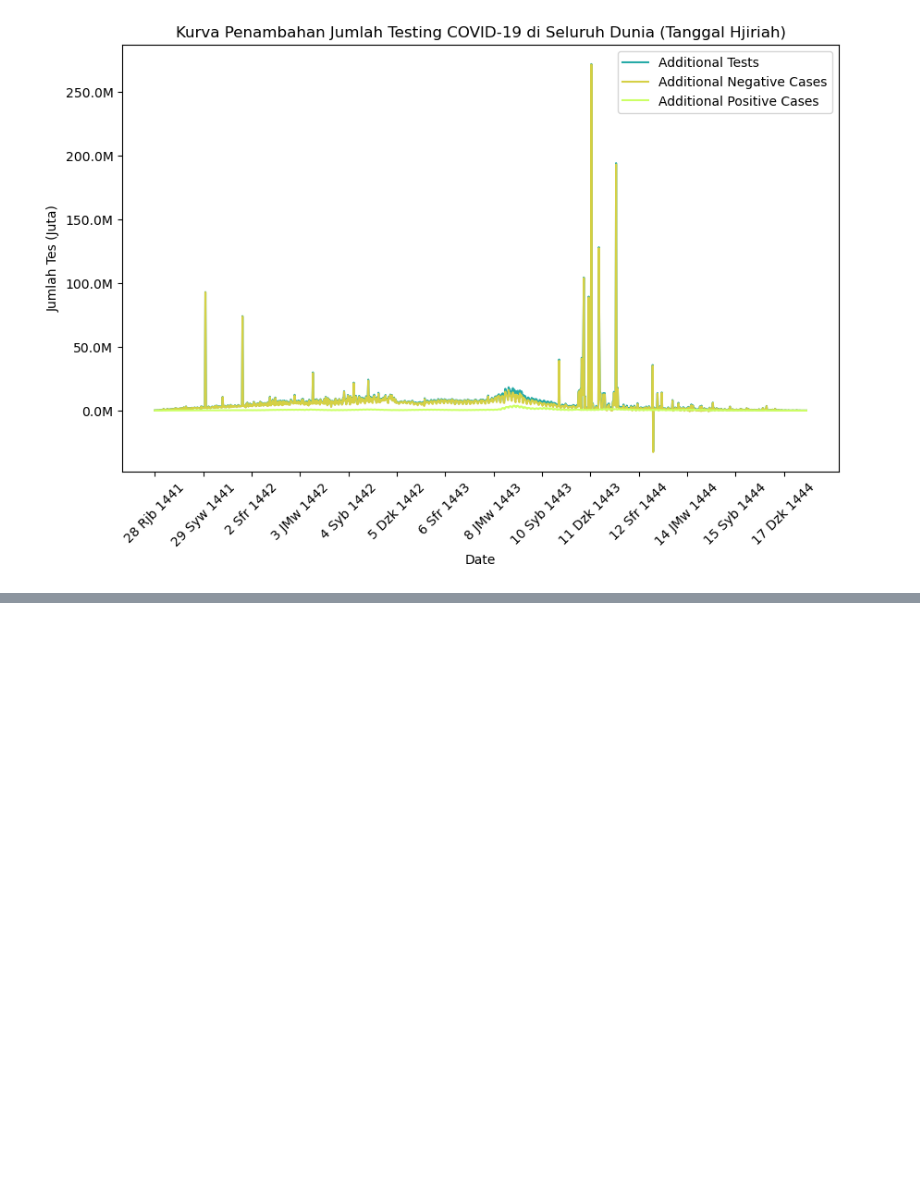
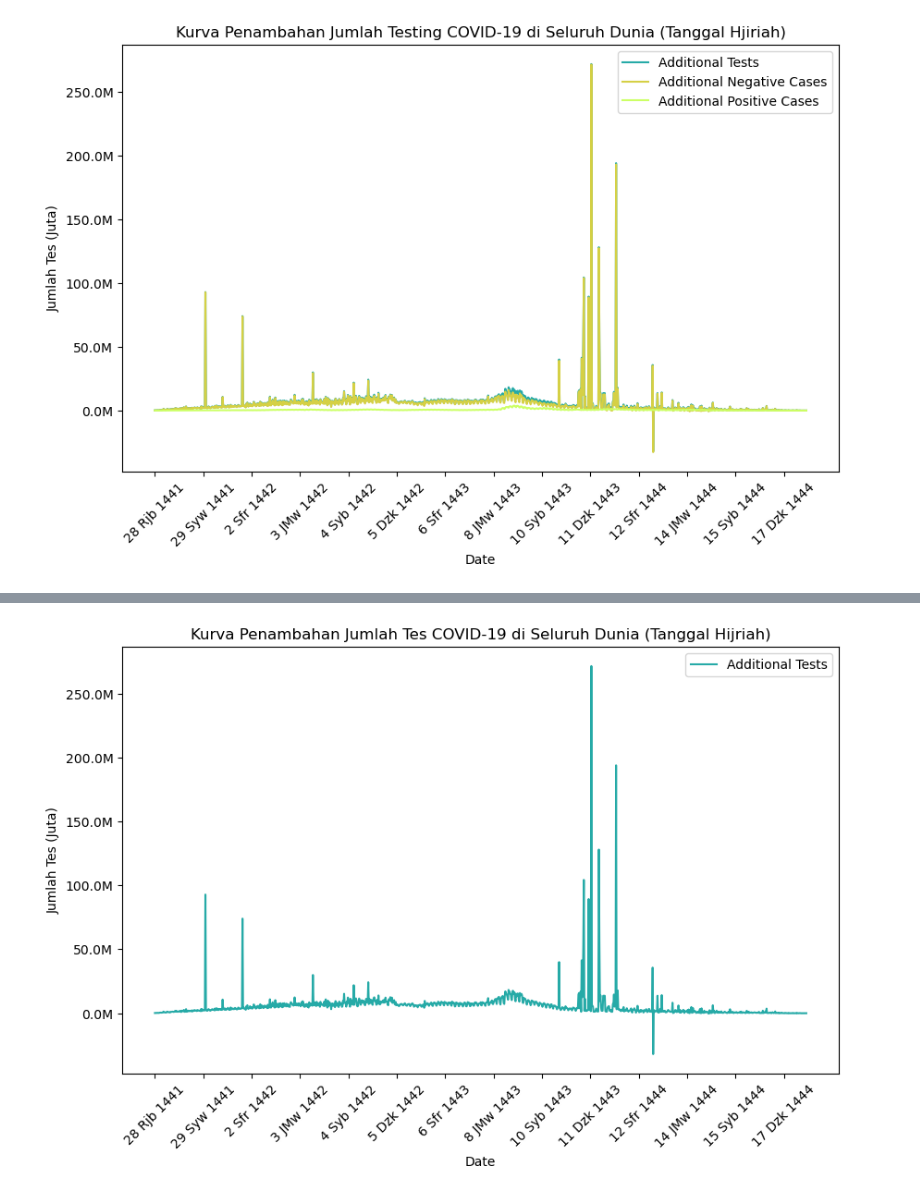
Before and after one commit to inzaghidev/Covid-19-Data-Jupyter-Notebook-Python, a Jupyter notebook: Covid19_Statsistics_Data_Worldwide.ipynb, the cells around one changed output, grey strips where cells are left out. Drawn from its saved outputs; the diff is of its cells as text; code cells hidden in the pictures; blank space fills up the shorter version.

```diff
--- a/Covid19_Statsistics_Data_Worldwide.ipynb
+++ b/Covid19_Statsistics_Data_Worldwide.ipynb
@@ -868,0 +891,22 @@ plt.show()
+# %%
+# Define the function to convert numbers to millions format
+def millions_format(x, pos):
+    'The two args are the value and tick position'
+    return '{:1.1f}M'.format(x * 1e-6)
+
+# Step 2: Create the plot
+plt.figure(figsize=(10, 6))
+plt.plot(tests_data_worldwide['tanggal_hijriah'], tests_data_worldwide['add_testing'], label='Additional Tests', color='#26AAA7')
+
+plt.xlabel('Date')
+plt.ylabel('Jumlah Tes (Juta)')
+plt.title('Kurva Penambahan Jumlah Tes COVID-19 di Seluruh Dunia (Tanggal Hijriah)')
+plt.legend()
+plt.xticks(dates_every_90_days_hijri, rotation=45)  # Set the x-axis ticks to the dates every 100 days
+
+# Format the y-axis labels in millions format
+plt.gca().yaxis.set_major_formatter(mticker.FuncFormatter(millions_format))
+
+plt.show()
+# %% [output]
+[figure, added]
```
Also changed, not shown: parts of 18 cells of this notebook, 1 other file.
